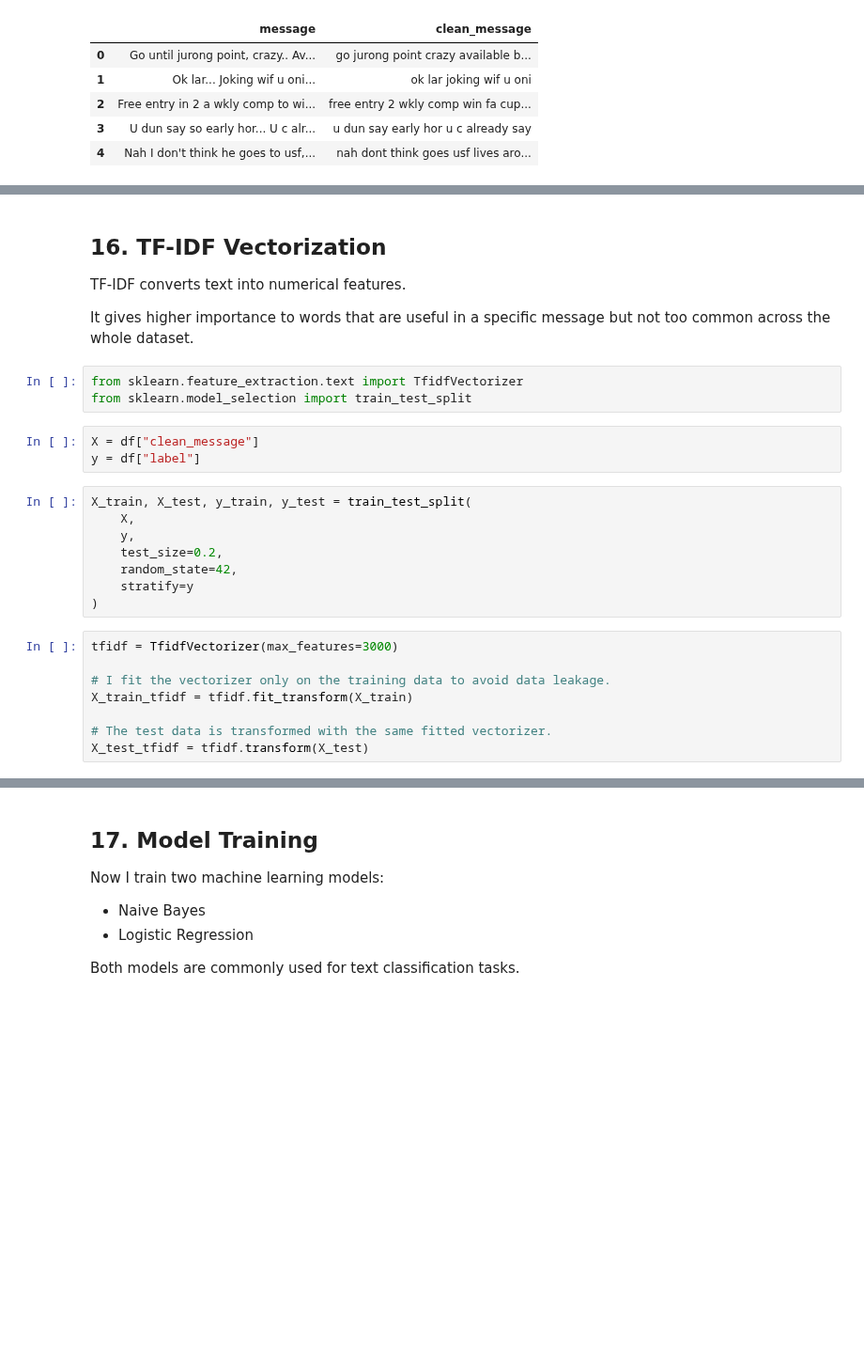
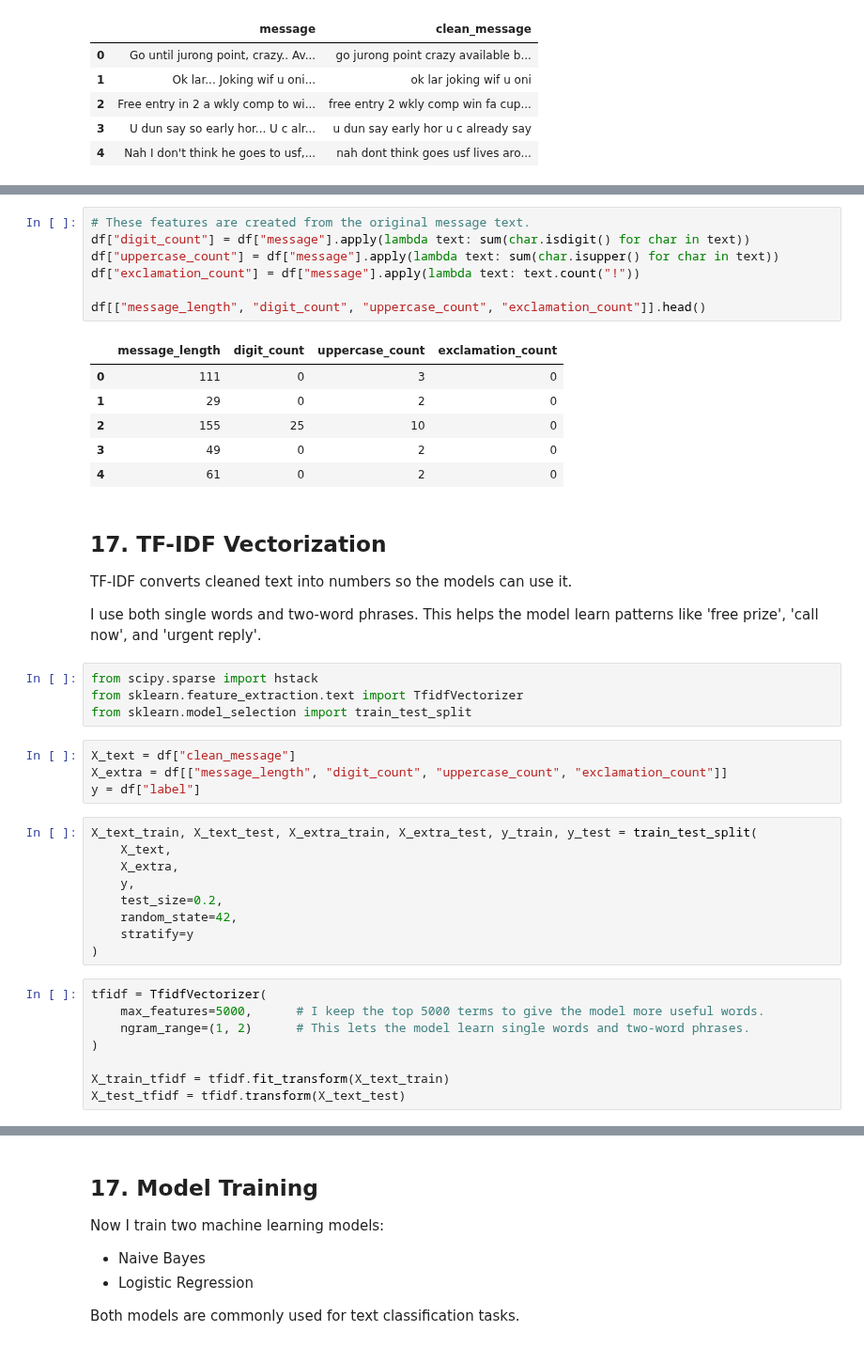
Before and after one commit to akshin777mansurov/spam-email-detector, a Jupyter notebook: Spam_Email_Detector.ipynb, the cells around one changed output, grey strips where cells are left out. Shown at 94% size. Saved outputs shown, nothing was run; the diff lists cells and outputs as text; blank space fills up the shorter version.

Commit message:
Improve Logistic Regression model and update README

```diff
--- a/Spam_Email_Detector.ipynb
+++ b/Spam_Email_Detector.ipynb
@@ -302,29 +308,46 @@ df[["message", "clean_message"]].head()
+# %%
+# These features are created from the original message text.
+df["digit_count"] = df["message"].apply(lambda text: sum(char.isdigit() for char in text))
+df["uppercase_count"] = df["message"].apply(lambda text: sum(char.isupper() for char in text))
+df["exclamation_count"] = df["message"].apply(lambda text: text.count("!"))
+
+df[["message_length", "digit_count", "uppercase_count", "exclamation_count"]].head()
+# %% [output]
+|  | message_length | digit_count | uppercase_count | exclamation_count |
+| 0 | 111 | 0 | 3 | 0 |
+| 1 | 29 | 0 | 2 | 0 |
+| 2 | 155 | 25 | 10 | 0 |
+| 3 | 49 | 0 | 2 | 0 |
+| 4 | 61 | 0 | 2 | 0 |
 # %% [markdown]
-## 16. TF-IDF Vectorization
+## 17. TF-IDF Vectorization
 
-TF-IDF converts text into numerical features.
+TF-IDF converts cleaned text into numbers so the models can use it.
 
-It gives higher importance to words that are useful in a specific message but not too common across the whole dataset.
+I use both single words and two-word phrases. This helps the model learn patterns like 'free prize', 'call now', and 'urgent reply'.
 # %%
+from scipy.sparse import hstack
 from sklearn.feature_extraction.text import TfidfVectorizer
 from sklearn.model_selection import train_test_split
 # %%
-X = df["clean_message"]
+X_text = df["clean_message"]
+X_extra = df[["message_length", "digit_count", "uppercase_count", "exclamation_count"]]
 y = df["label"]
 # %%
-X_train, X_test, y_train, y_test = train_test_split(
-    X,
+X_text_train, X_text_test, X_extra_train, X_extra_test, y_train, y_test = train_test_split(
+    X_text,
+    X_extra,
     y,
     test_size=0.2,
     random_state=42,
     stratify=y
 )
 # %%
-tfidf = TfidfVectorizer(max_features=3000)
+tfidf = TfidfVectorizer(
+    max_features=5000,      # I keep the top 5000 terms to give the model more useful words.
+    ngram_range=(1, 2)      # This lets the model learn single words and two-word phrases.
+)
 
-# I fit the vectorizer only on the training data to avoid data leakage.
-X_train_tfidf = tfidf.fit_transform(X_train)
-
-# The test data is transformed with the same fitted vectorizer.
-X_test_tfidf = tfidf.transform(X_test)
+X_train_tfidf = tfidf.fit_transform(X_text_train)
+X_test_tfidf = tfidf.transform(X_text_test)
 # %%
```
Also changed, not shown: parts of 17 cells of this notebook, 2 other files.
